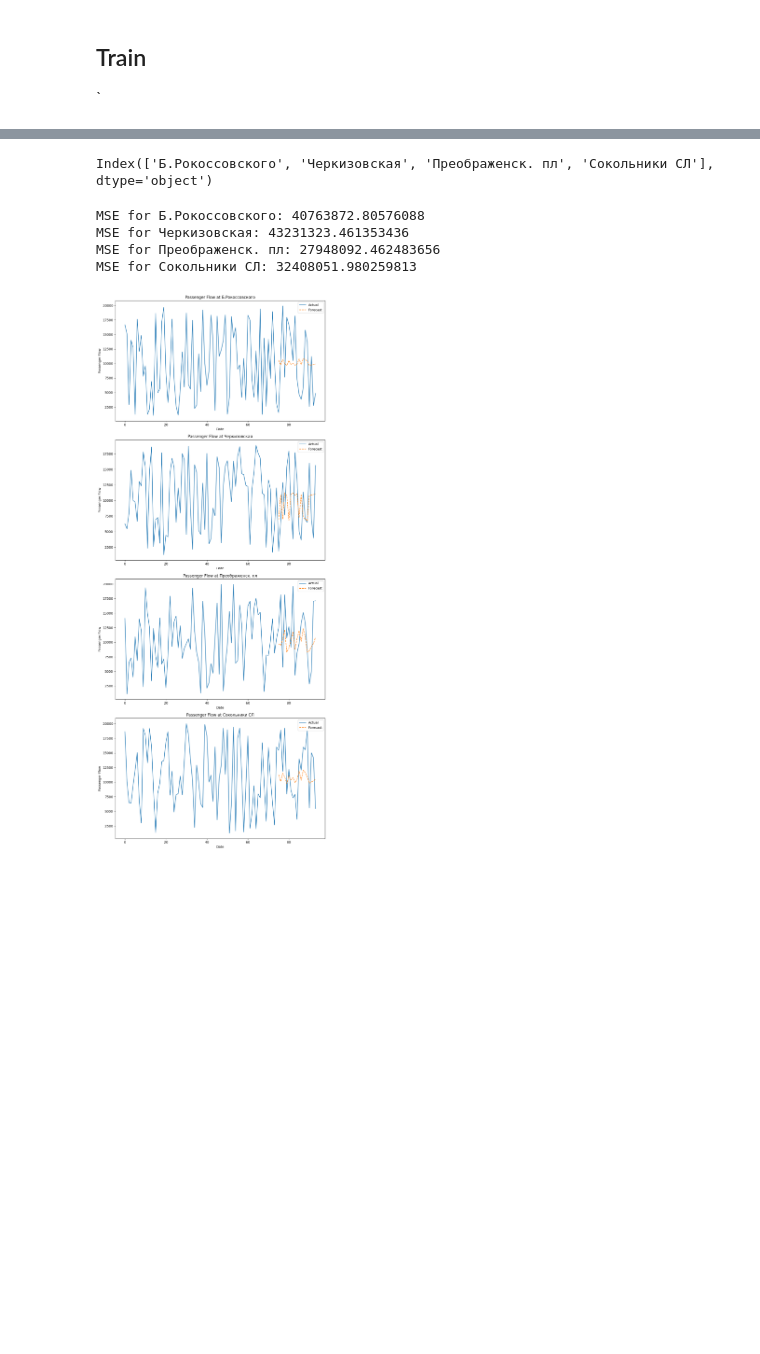
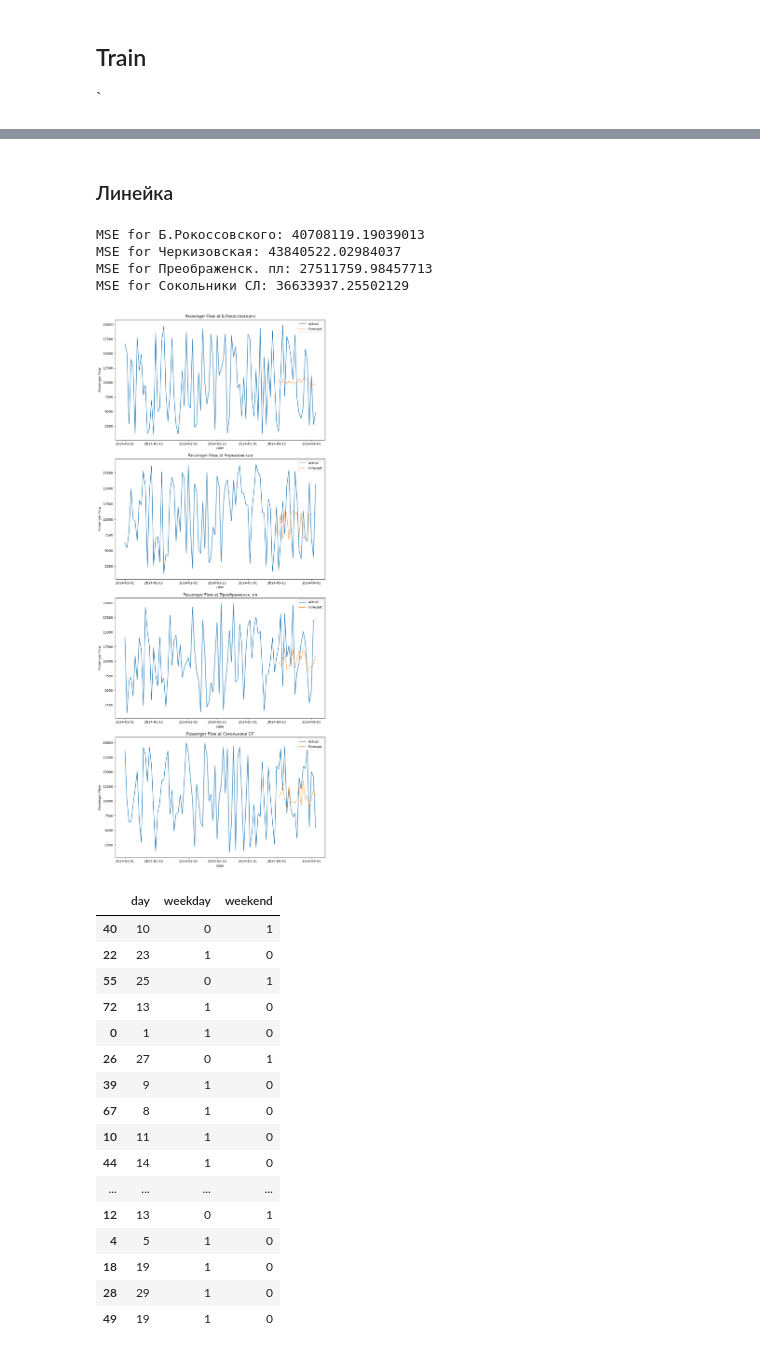
Before and after one commit to b3GOR/METRO_bot, a Jupyter notebook: noteboo.ipynb, the cells around one changed output, grey strips where cells are left out. Drawn from its saved outputs; the diff is of its cells as text; code cells hidden in the pictures; blank space fills up the shorter version.

```diff
--- a/noteboo.ipynb
+++ b/noteboo.ipynb
@@ -125,7 +130,5 @@ plt.show()
-# %%
-df.columns[1:5]
-# %% [output]
-Index(['Б.Рокоссовского', 'Черкизовская', 'Преображенск. пл', 'Сокольники СЛ'], dtype='object')
+# %% [markdown]
+### Линейка
 # %%
 import matplotlib.pyplot as plt
 from sklearn.model_selection import train_test_split
@@ -142,7 +145,7 @@ fig, axes = plt.subplots(len(stations), figsize=(10, 6*len(stations)))
 # Перебираем каждую станцию
 for i, station in enumerate(stations):
     # Разделение данных на признаки (X) и целевую переменную (y)
-    X = df[['day_sequence','weekday','weekend']]  # Исключаем столбец с датами и текущую станцию
+    X = df[['day','weekday','weekend','month']]  # Исключаем столбец с датами и текущую станцию
     y = df[station]
 
     # Разделение данных на обучающий и тестовый наборы
@@ -161,8 +164,8 @@ for i, station in enumerate(stations):
     print(f"MSE for {station}: {mse}")
 
     # Построение графика фактических и предсказанных значений
-    axes[i].plot(df['day_sequence'], y, label='Actual')
-    axes[i].plot(df['day_sequence'][-len(y_pred):], y_pred, label='Forecast', linestyle='--')
+    axes[i].plot(df['Date'], y, label='Actual')
+    axes[i].plot(df['Date'][-len(y_pred):], y_pred, label='Forecast', linestyle='--')
     axes[i].set_title(f'Passenger Flow at {station}')
     axes[i].set_xlabel('Date')
     axes[i].set_ylabel('Passenger Flow')
@@ -173,8 +176,28 @@ plt.tight_layout()
 
 plt.show()
 # %% [output]
-MSE for Б.Рокоссовского: 40763872.80576088
-MSE for Черкизовская: 43231323.461353436
-MSE for Преображенск. пл: 27948092.462483656
-MSE for Сокольники СЛ: 32408051.980259813
+MSE for Б.Рокоссовского: 40708119.19039013
+MSE for Черкизовская: 43840522.02984037
+MSE for Преображенск. пл: 27511759.98457713
+MSE for Сокольники СЛ: 36633937.25502129
-[figure, old version]
+[figure, new version]
+# %%
+X_test
+# %% [output]
+|  | day | weekday | weekend |
+| 40 | 10 | 0 | 1 |
+| 22 | 23 | 1 | 0 |
+| 55 | 25 | 0 | 1 |
+| 72 | 13 | 1 | 0 |
+| 0 | 1 | 1 | 0 |
+| 26 | 27 | 0 | 1 |
+| 39 | 9 | 1 | 0 |
+| 67 | 8 | 1 | 0 |
+| 10 | 11 | 1 | 0 |
+| 44 | 14 | 1 | 0 |
+| ... | ... | ... | ... |
+| 12 | 13 | 0 | 1 |
+| 4 | 5 | 1 | 0 |
+| 18 | 19 | 1 | 0 |
+| 28 | 29 | 1 | 0 |
+| 49 | 19 | 1 | 0 |
```
Also changed, not shown: parts of 34 cells of this notebook, 5 other files.
